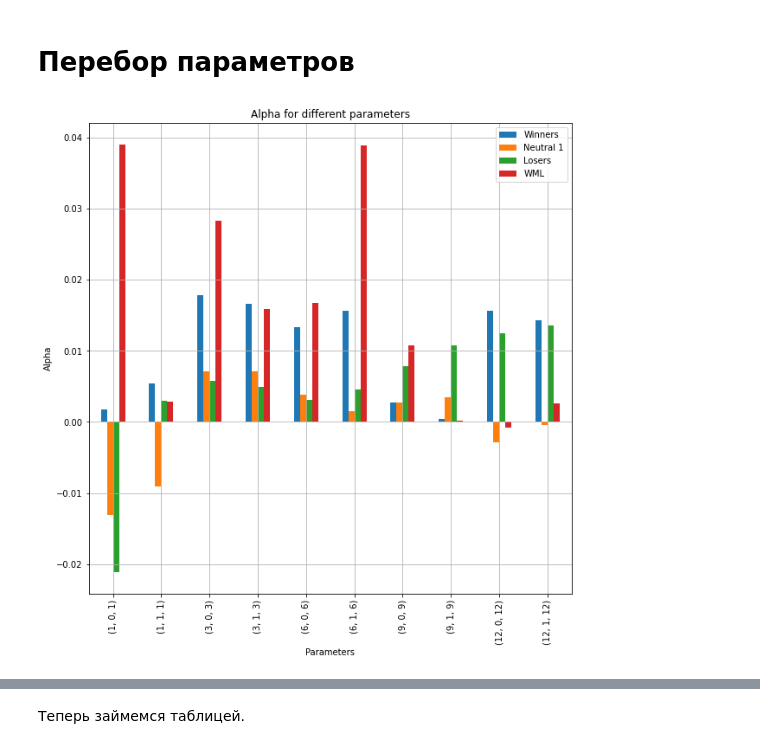
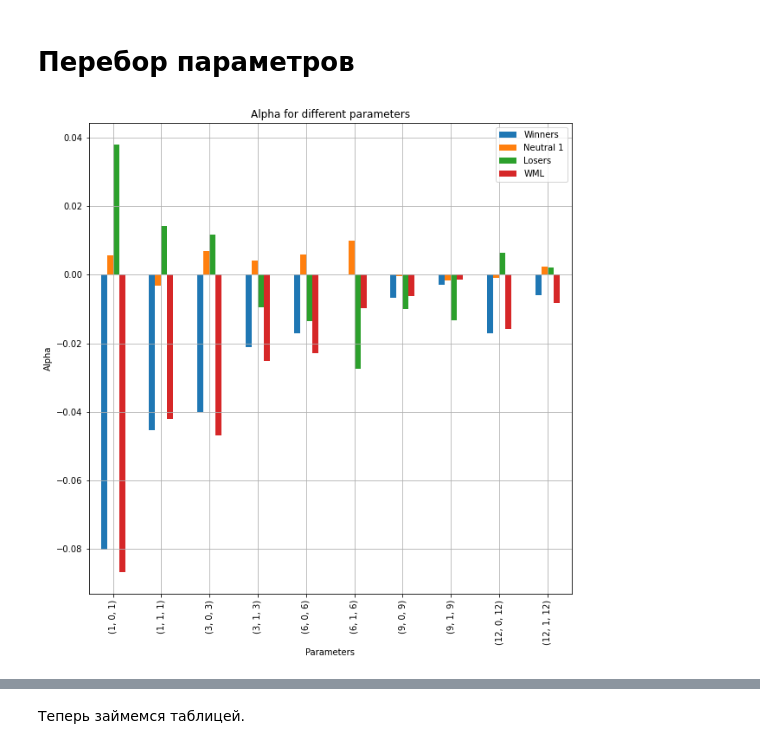
Before and after one commit to atomtosov/pqr, a Jupyter notebook: examples/china_momentum_value.ipynb, the cells around one changed output, grey strips where cells are left out. Cells and saved outputs as stored; diff of their text form; code cells hidden in the pictures.

```diff
--- a/examples/china_momentum_value.ipynb
+++ b/examples/china_momentum_value.ipynb
@@ -7,19 +9,12 @@ import pqr
 # %%
-prices = pd.read_csv("./factors/china/close_price.csv", index_col=0, parse_dates=True)
-volume = pd.read_csv("./factors/china/trading_volume.csv", index_col=0, parse_dates=True)
-pe = pd.read_csv("./factors/china/pe.csv", index_col=0, parse_dates=True)
+prices = pd.read_csv("./factors/china/close_price.csv", index_col=0, parse_dates=True)["2000":]
+pe = pd.read_csv("./factors/china/pe.csv", index_col=0, parse_dates=True)["2000":]
 
-prices, volume, pe = pqr.utils.replace_with_nan(prices, volume, pe, to_replace=0)
-
-# первые наблюдения (с 1973 по ~1991) состоят просто из нанов, удаляем их
-for df in prices, volume, pe:
-    df.dropna(axis=0, how="all", inplace=True)
+prices, pe = pqr.utils.replace_with_nan(prices, pe, to_replace=0)
+prices, pe = pqr.utils.align(prices, pe)
 # %% [markdown]
 # Формируем бенчмарк
 # %%
-universe = pqr.Universe(prices)
-universe.filter(volume >= 1_000_000)
-
-benchmark = pqr.Benchmark.from_universe(universe)
+benchmark = pqr.universe_as_benchmark(prices)
 # %% [markdown]
 # Перебор параметров
@@ -49,34 +21,41 @@ fm = pqr.fm.FactorModel(
 # %%
-param_grid_mom = {
-    "(1, 0, 1)": dynamic_factor_preprocessor_factory(1, 0, 1),
-    "(1, 1, 1)": dynamic_factor_preprocessor_factory(1, 1, 1),
-    "(3, 0, 3)": dynamic_factor_preprocessor_factory(3, 0, 3),
-    "(3, 1, 3)": dynamic_factor_preprocessor_factory(3, 1, 3),
-    "(6, 0, 6)": dynamic_factor_preprocessor_factory(6, 0, 6),
-    "(6, 1, 6)": dynamic_factor_preprocessor_factory(6, 1, 6),
-    "(9, 0, 9)": dynamic_factor_preprocessor_factory(9, 0, 9),
-    "(9, 1, 9)": dynamic_factor_preprocessor_factory(9, 1, 9),
-    "(12, 0, 12)": dynamic_factor_preprocessor_factory(12, 0, 12),
-    "(12, 1, 12)": dynamic_factor_preprocessor_factory(12, 1, 12),
+def dynamic_transform_factory(looking, lag, holding):
+    return pqr.utils.compose(
+        pqr.utils.partial(pqr.look_back_pct_change, period=looking),
+        pqr.utils.partial(pqr.lag, period=lag),
+        pqr.utils.partial(pqr.hold, period=holding),
+    )
+
+
+transforms_grid_mom = {
+    "(1, 0, 1)": dynamic_transform_factory(1, 0, 1),
+    "(1, 1, 1)": dynamic_transform_factory(1, 1, 1),
+    "(3, 0, 3)": dynamic_transform_factory(3, 0, 3),
+    "(3, 1, 3)": dynamic_transform_factory(3, 1, 3),
+    "(6, 0, 6)": dynamic_transform_factory(6, 0, 6),
+    "(6, 1, 6)": dynamic_transform_factory(6, 1, 6),
+    "(9, 0, 9)": dynamic_transform_factory(9, 0, 9),
+    "(9, 1, 9)": dynamic_transform_factory(9, 1, 9),
+    "(12, 0, 12)": dynamic_transform_factory(12, 0, 12),
+    "(12, 1, 12)": dynamic_transform_factory(12, 1, 12),
 }
 
-mom_raw = pqr.Factor(prices, better="more")
-
-gs_mom = pqr.fm.GridSearch(
-    factor_preprocessors=param_grid_mom,
-    factor_model=fm
-)
-
-gs_mom(
-    factor=mom_raw,
-    universe=universe,
-    target=pqr.metrics.Alpha(benchmark)
+results = pqr.grid_search_factor_portfolios(
+    prices=prices,
+    strategies=list(reversed(pqr.split_quantiles(3))),
+    factor=prices,
+    transforms=transforms_grid_mom,
+    metric=pqr.utils.partial(
+        pqr.metrics.alpha,
+        benchmark=benchmark,
+    ),
+    add_wml=True,
 ).plot.bar(figsize=(10, 10))
 
 plt.title("Alpha for different parameters")
 plt.xlabel("Parameters")
 plt.ylabel("Alpha")
 plt.grid();
 # %% [output]
-[figure, old version]
+[figure, new version]
 # %%
```
Also changed, not shown: parts of 18 cells of this notebook, 12 other files.
